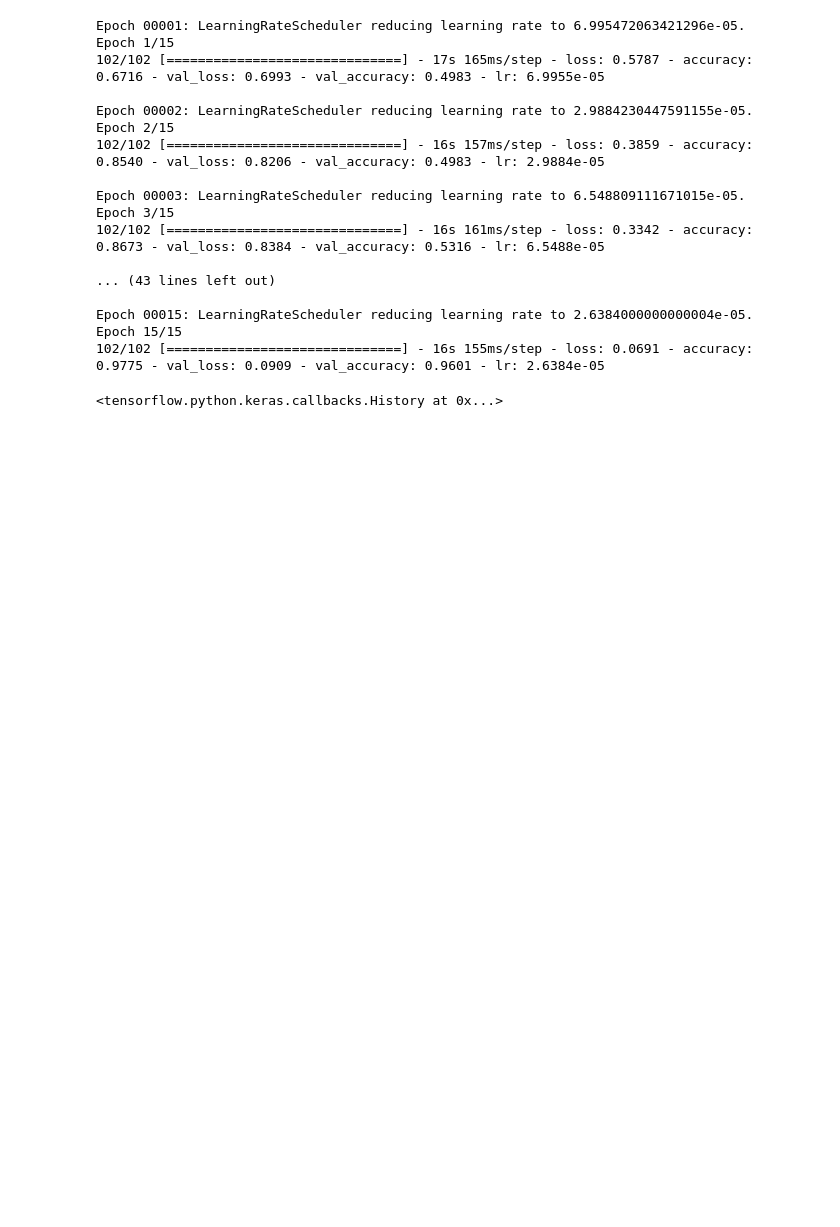
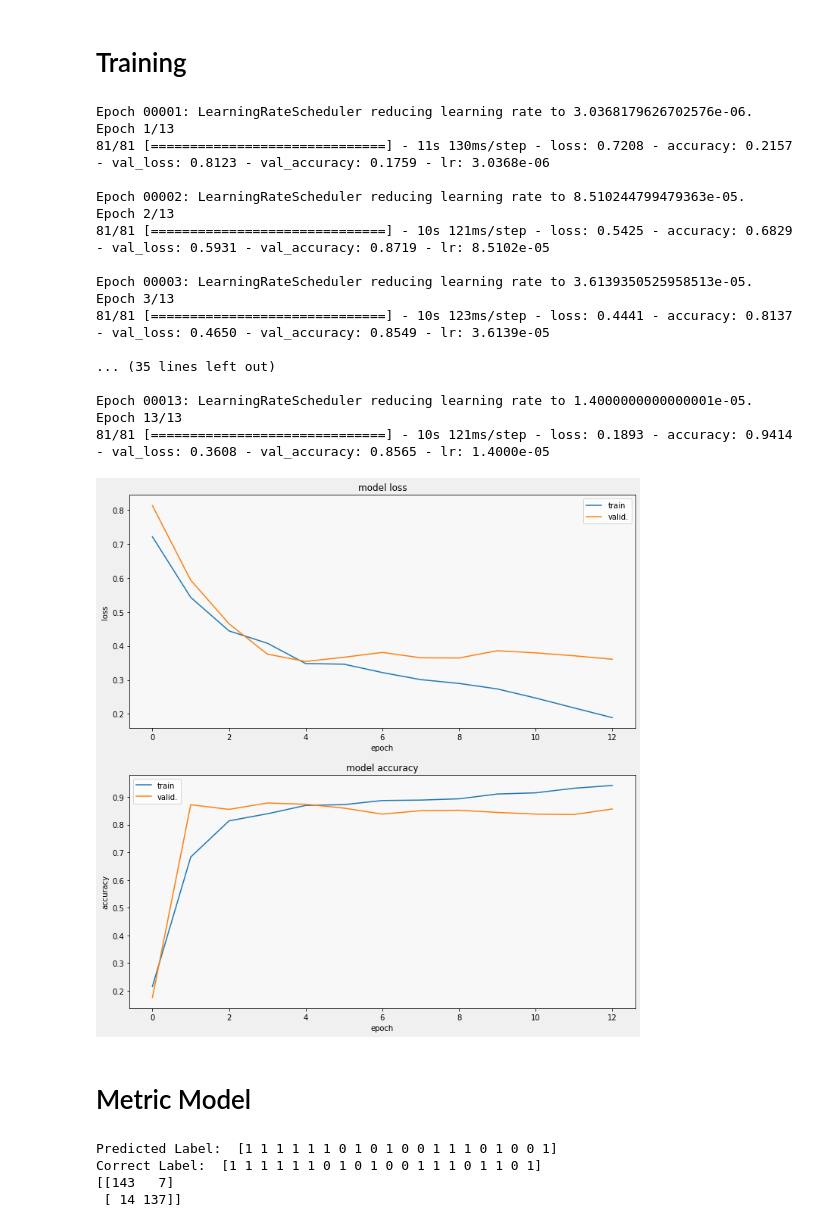
Before and after one commit to serabiasin/PhonoCardioGram-Heart-Sound-Classification, a Jupyter notebook: Deep_Learning_Heart_Sound_Recognition.ipynb, the cells around one changed output. Saved outputs shown, nothing was run; the diff lists cells and outputs as text; code cells hidden in the pictures; blank space fills up the shorter version.

```diff
--- a/Deep_Learning_Heart_Sound_Recognition.ipynb
+++ b/Deep_Learning_Heart_Sound_Recognition.ipynb
@@ -86,10 +106,10 @@ CLASSES=['Tidak Normal','Normal']
 #learning rate scheduler
 
 LR_START = 0.0001
-LR_MAX =  0.00005
+LR_MAX =  0.000015
 LR_MIN = 0.00001
 LR_RAMPUP_EPOCHS = 4
-LR_SUSTAIN_EPOCHS = 6
+LR_SUSTAIN_EPOCHS = 7
 LR_EXP_DECAY = .8
 
 def lrfn(epoch):
@@ -110,7 +130,7 @@ pretrained_model.trainable = True # False = transfer learning, True = fine-tunin
 
 model = tf.keras.Sequential([
           pretrained_model,
-          tf.keras.layers.Dropout(0.35),
+          tf.keras.layers.Dropout(0.15),
           tf.keras.layers.GlobalAveragePooling2D(),
           tf.keras.layers.Flatten(),
           tf.keras.layers.Dense(1, activation='sigmoid')
@@ -141,30 +161,62 @@ radam = tfa.optimizers.RectifiedAdam()
 
 model.compile(
     # optimizer='adam',
-    optimizer= tfa.optimizers.Lookahead(radam, sync_period=6, slow_step_size=0.55),
+    optimizer= tfa.optimizers.Lookahead(radam, sync_period=4, slow_step_size=0.35),
     loss = 'binary_crossentropy',
     metrics=['accuracy']
 )
+# %% [markdown]
+# Training
 # %%
 
-model.fit( x=training,y=label_t,validation_data=(validation,label_v), epochs=EPOCHS,callbacks=[lr_callback],
-          use_multiprocessing=False)
+class_weight = {0: 0.70,
+                1: 1.955}
+
+history=model.fit( x=X_train,y=y_train,validation_data=(validation,label_v),
+          epochs=EPOCHS,callbacks=[lr_callback],
+          class_weight=class_weight,
+          use_multiprocessing=False
+          )
 # %% [output]
-Epoch 00001: LearningRateScheduler reducing learning rate to 6.995472063421296e-05.
-Epoch 1/15
-102/102 [==============================] - 17s 165ms/step - loss: 0.5787 - accuracy: 0.6716 - val_loss: 0.6993 - val_accuracy: 0.4983 - lr: 6.9955e-05
+Epoch 00001: LearningRateScheduler reducing learning rate to 3.0368179626702576e-06.
+Epoch 1/13
+81/81 [==============================] - 11s 130ms/step - loss: 0.7208 - accuracy: 0.2157 - val_loss: 0.8123 - val_accuracy: 0.1759 - lr: 3.0368e-06
 
-Epoch 00002: LearningRateScheduler reducing learning rate to 2.9884230447591155e-05.
-Epoch 2/15
-102/102 [==============================] - 16s 157ms/step - loss: 0.3859 - accuracy: 0.8540 - val_loss: 0.8206 - val_accuracy: 0.4983 - lr: 2.9884e-05
+Epoch 00002: LearningRateScheduler reducing learning rate to 8.510244799479363e-05.
+Epoch 2/13
+81/81 [==============================] - 10s 121ms/step - loss: 0.5425 - accuracy: 0.6829 - val_loss: 0.5931 - val_accuracy: 0.8719 - lr: 8.5102e-05
 
-Epoch 00003: LearningRateScheduler reducing learning rate to 6.548809111671015e-05.
-Epoch 3/15
-102/102 [==============================] - 16s 161ms/step - loss: 0.3342 - accuracy: 0.8673 - val_loss: 0.8384 - val_accuracy: 0.5316 - lr: 6.5488e-05
+Epoch 00003: LearningRateScheduler reducing learning rate to 3.6139350525958513e-05.
+Epoch 3/13
+81/81 [==============================] - 10s 123ms/step - loss: 0.4441 - accuracy: 0.8137 - val_loss: 0.4650 - val_accuracy: 0.8549 - lr: 3.6139e-05
 
-... (43 lines left out)
+... (35 lines left out)
 
-Epoch 00015: LearningRateScheduler reducing learning rate to 2.6384000000000004e-05.
-Epoch 15/15
-102/102 [==============================] - 16s 155ms/step - loss: 0.0691 - accuracy: 0.9775 - val_loss: 0.0909 - val_accuracy: 0.9601 - lr: 2.6384e-05
+Epoch 00013: LearningRateScheduler reducing learning rate to 1.4000000000000001e-05.
+Epoch 13/13
+81/81 [==============================] - 10s 121ms/step - loss: 0.1893 - accuracy: 0.9414 - val_loss: 0.3608 - val_accuracy: 0.8565 - lr: 1.4000e-05
-<tensorflow.python.keras.callbacks.History at 0x...>
+# %%
+
+
+display_training_curves(history.history['loss'], history.history['val_loss'], 'loss', 211)
+display_training_curves(history.history['accuracy'], history.history['val_accuracy'], 'accuracy', 212)
+# %% [output]
+[figure, added]
+# %% [markdown]
+# Metric Model
+# %%
+"""Confusion Matrix, For Model Benchmark"""
+yPredict = model.predict_classes(testSet)
+yPredict=np.transpose(yPredict)
+yPredict=yPredict.flatten()
+
+print("Predicted Label: ",yPredict[:20])
+print("Correct Label: ",label_test[:20])
+
+cmatrix= confusion_matrix(label_test, yPredict, labels=[0,1])
+print(cmatrix)
+# %% [output]
+Predicted Label:  [1 1 1 1 1 1 0 1 0 1 0 0 1 1 1 0 1 0 0 1]
+Correct Label:  [1 1 1 1 1 1 0 1 0 1 0 0 1 1 1 0 1 1 0 1]
+[[143   7]
+ [ 14 137]]
```
Also changed, not shown: parts of 22 cells of this notebook.
